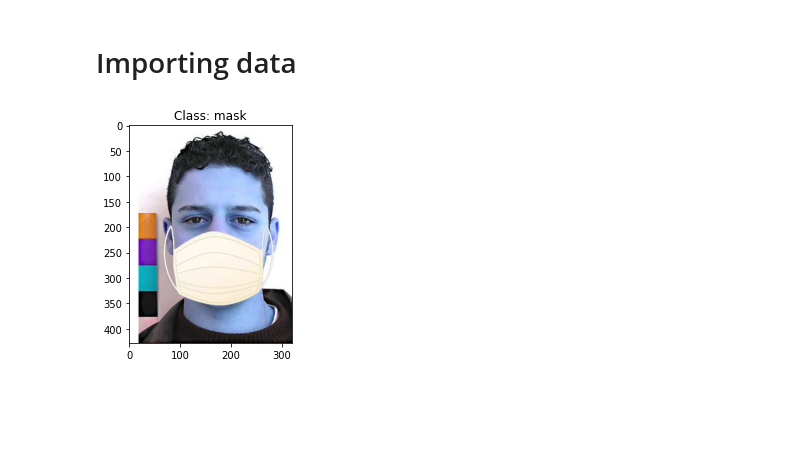
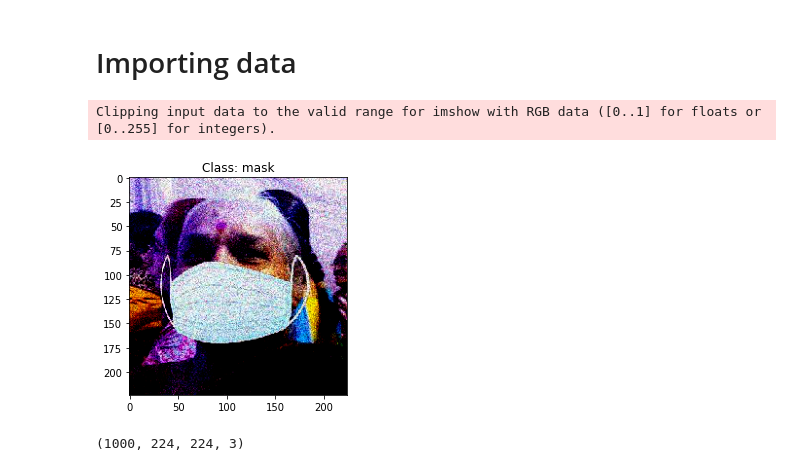
Before and after one commit to Wo0kie3/CovidMaskApplier, a Jupyter notebook: notebook.ipynb, the cells around one changed output. Drawn from its saved outputs; the diff is of its cells as text; code cells hidden in the pictures; blank space fills up the shorter version.

```diff
--- a/notebook.ipynb
+++ b/notebook.ipynb
@@ -31,20 +55,21 @@ val_no_mask = train_mask[500:]
 train_mask = train_mask[:500]
 train_no_mask = train_no_mask[:500]
 
-X_train = np.array([cv2.imread(img) for img in train_mask + train_no_mask])
+X_train = np.array([preprocess_input(img_to_array(load_img(img, target_size=(224, 224)))) for img in train_mask + train_no_mask])
 y_train = np.array([label for label in ['mask'] * len(train_mask) + ['no_mask'] * len(train_no_mask)])
 
-X_val = np.array([cv2.imread(img) for img in val_mask + val_no_mask])
+X_val = np.array([preprocess_input(img_to_array(load_img(img, target_size=(224, 224)))) for img in val_mask + val_no_mask])
 y_val = np.array([label for label in ['mask'] * len(val_mask) + ['no_mask'] * len(val_no_mask)])
 
-X_test = np.array([cv2.imread(img) for img in test_mask + test_no_mask])
+X_test = np.array([preprocess_input(img_to_array(load_img(img, target_size=(224, 224)))) for img in test_mask + test_no_mask])
 y_test = np.array([label for label in ['mask'] * len(test_mask) + ['no_mask'] * len(test_no_mask)])
 # %%
 plt.imshow(X_train[77])
-plt.title("Class: " + Y_train[77])
+plt.title("Class: " + y_train[77])
 plt.show()
 # %% [output]
+Clipping input data to the valid range for imshow with RGB data ([0..1] for floats or [0..255] for integers).
-[figure, old version]
+[figure, new version]
 # %%
 ohe = OneHotEncoder(handle_unknown='ignore')
 ohe.fit(y_train.reshape(-1,1))
@@ -54,0 +84,4 @@ y_test = ohe.transform(y_test.reshape(-1,1)).toarray()
+# %%
+X_train.shape
+# %% [output]
+(1000, 224, 224, 3)
```
Also changed, not shown: parts of 17 cells of this notebook, 3 other files.
